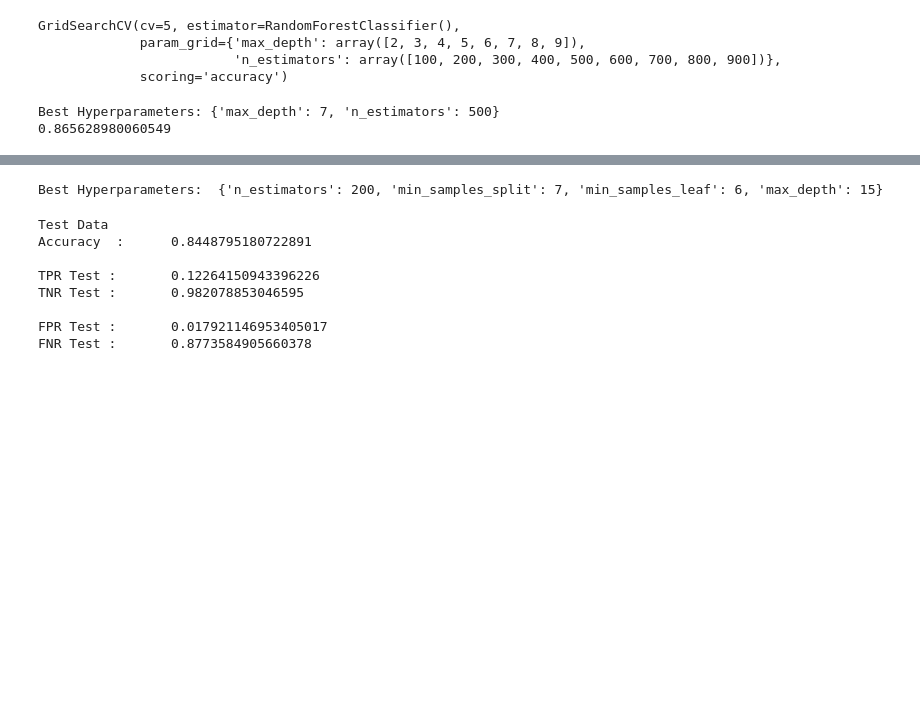
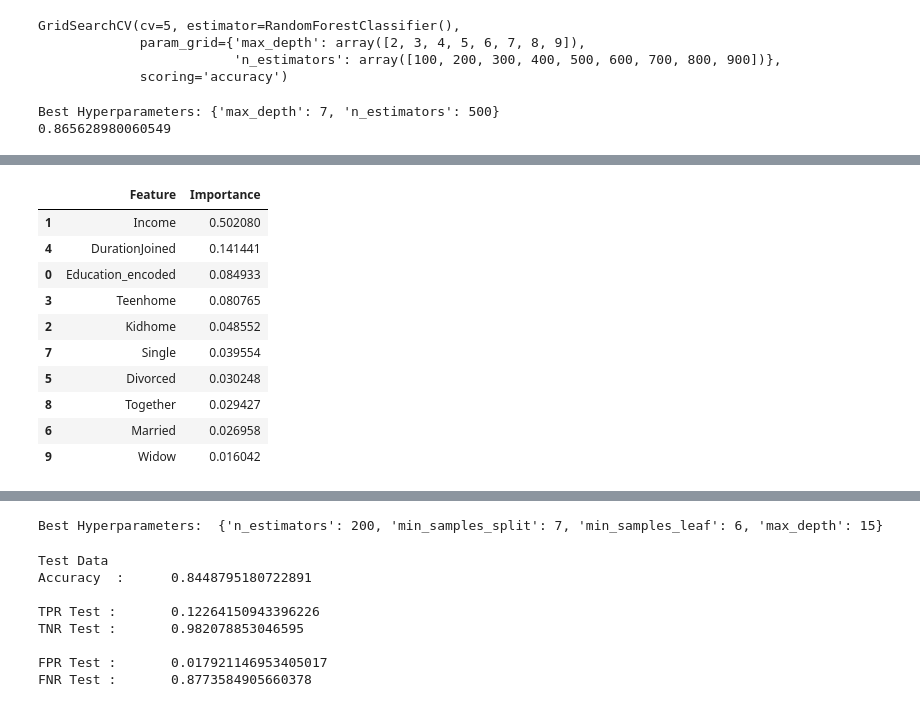
Before and after one commit to rachellimjh/SC1015-Project, a Jupyter notebook: Random Forest.ipynb, the cells around one changed output, grey strips where cells are left out. Drawn from its saved outputs; the diff is of its cells as text; code cells hidden in the pictures; blank space fills up the shorter version.

```diff
--- a/Random Forest.ipynb
+++ b/Random Forest.ipynb
@@ -811,0 +809,38 @@ FNR Test :       0.90625
+# %%
+rf = RandomForestClassifier(n_estimators=500,  # n_estimators denote number of trees
+                                 max_depth=7)       # set the maximum depth of each tree
+
+rf.fit(X, y.Response.ravel())
+
+# Get feature importances
+importances = rf.feature_importances_
+
+# Create dataframe of feature importances
+df_imp = pd.DataFrame({'Feature': X.columns, 'Importance': importances})
+df_imp = df_imp.sort_values(by='Importance', ascending=False)
+
+# Select top 5 features with highest importances
+top_features = df_imp['Feature'][:5].values
+
+# Get samples where prediction is 1
+positive_samples = X[y == 1]
+
+df_imp
+
+# Select rows where top features have highest values
+#selected_samples = positive_samples.sort_values(by=top_features, ascending=False)[:10]
+
+# Print selected samples
+#print(selected_samples)
+# %% [output]
+|  | Feature | Importance |
+| 1 | Income | 0.502080 |
+| 4 | DurationJoined | 0.141441 |
+| 0 | Education_encoded | 0.084933 |
+| 3 | Teenhome | 0.080765 |
+| 2 | Kidhome | 0.048552 |
+| 7 | Single | 0.039554 |
+| 5 | Divorced | 0.030248 |
+| 8 | Together | 0.029427 |
+| 6 | Married | 0.026958 |
+| 9 | Widow | 0.016042 |
```
Also changed, not shown: parts of 7 cells of this notebook.
